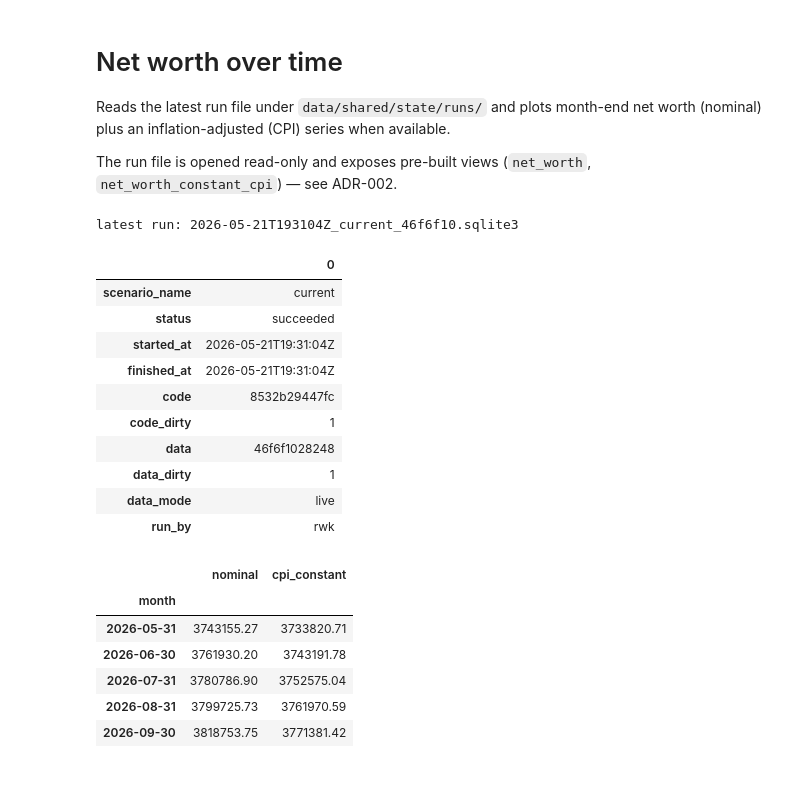
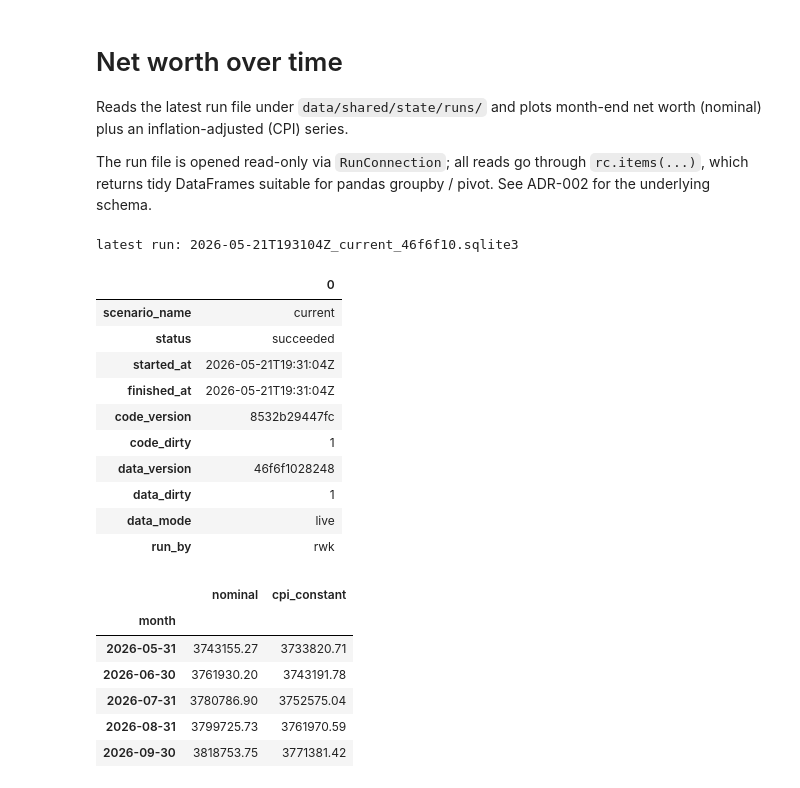
Before and after one commit to BobKerns/analysis, a Jupyter notebook: notebooks/net_worth.ipynb, the cells around one changed output. Saved outputs shown, nothing was run; the diff lists cells and outputs as text; code cells hidden in the pictures.

```diff
--- a/notebooks/net_worth.ipynb
+++ b/notebooks/net_worth.ipynb
@@ -1,14 +1,15 @@
 # %% [markdown]
 # Net worth over time
 
-Reads the latest run file under `data/shared/state/runs/` and plots month-end net worth (nominal) plus an inflation-adjusted (CPI) series when available.
+Reads the latest run file under `data/shared/state/runs/` and plots month-end net worth (nominal) plus an inflation-adjusted (CPI) series.
 
-The run file is opened read-only and exposes pre-built views (`net_worth`, `net_worth_constant_cpi`) — see ADR-002.
+The run file is opened read-only via `RunConnection`; all reads go through `rc.items(...)`, which returns tidy DataFrames suitable for pandas groupby / pivot. See ADR-002 for the underlying schema.
 # %%
-import sqlite3
 from pathlib import Path
 
 import pandas as pd
+
+from analysis.sim.connection import RunConnection
 
 REPO = Path.cwd().parent if Path.cwd().name == "notebooks" else Path.cwd()
 RUNS_DIR = REPO / "data" / "shared" / "state" / "runs"
@@ -18,28 +19,29 @@ if not run_files:
     raise FileNotFoundError(f"no run files under {RUNS_DIR}")
 RUN_FILE = run_files[-1]
 print(f"latest run: {RUN_FILE.name}")
+
+rc = RunConnection(RUN_FILE)
 # %% [output]
 latest run: 2026-05-21T193104Z_current_46f6f10.sqlite3
 # %%
-con = sqlite3.connect(f"file:{RUN_FILE}?mode=ro", uri=True)
-
-run_meta = pd.read_sql(
-    "SELECT scenario_name, status, started_at, finished_at, "
-    "       substr(code_version,1,12) AS code, code_dirty, "
-    "       substr(data_version,1,12) AS data, data_dirty, data_mode, run_by "
-    "FROM simulation_run WHERE id = 1",
-    con,
-)
+_META_COLS = [
+    "scenario_name", "status", "started_at", "finished_at",
+    "code_version", "code_dirty", "data_version", "data_dirty",
+    "data_mode", "run_by",
+]
+run_meta = rc.items("simulation_run")[_META_COLS].copy()
+run_meta["code_version"] = run_meta["code_version"].str[:12]
+run_meta["data_version"] = run_meta["data_version"].str[:12]
 run_meta.T
 # %% [output]
 |  | 0 |
 | scenario_name | current |
 | status | succeeded |
 | started_at | 2026-05-21T19:31:04Z |
 | finished_at | 2026-05-21T19:31:04Z |
-| code | 8532b29447fc |
+| code_version | 8532b29447fc |
 | code_dirty | 1 |
-| data | 46f6f1028248 |
+| data_version | 46f6f1028248 |
 | data_dirty | 1 |
 | data_mode | live |
 | run_by | rwk |
```
Also changed, not shown: parts of 4 cells of this notebook, 3 other files.
